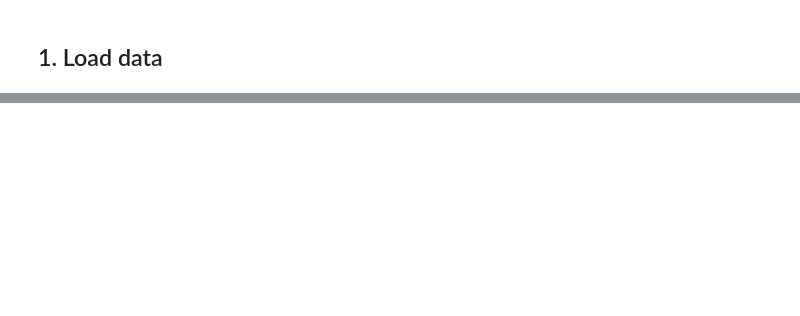
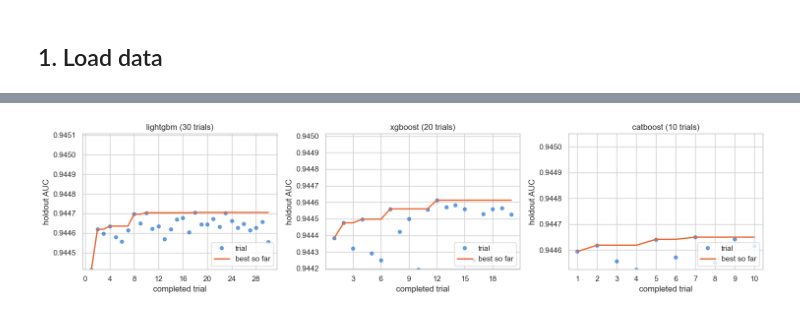
Before and after one commit to kphotchara/Predicting-Electric-Vehicle-Purchases, a Jupyter notebook: model.ipynb, the cells around one changed output, grey strips where cells are left out. Cells and saved outputs as stored; diff of their text form; code cells hidden in the pictures; blank space fills up the shorter version.

```diff
--- a/model.ipynb
+++ b/model.ipynb
@@ -646,0 +208,15 @@ the same budget, and (out of scope here) blending the three boosters.
+# %%
+adv_X = pd.concat([train[FEATURES], test[FEATURES]], ignore_index=True)
+for col in CATEGORICAL_COLS:
+    adv_X[col] = adv_X[col].astype("category")
+adv_y = np.r_[np.zeros(len(train)), np.ones(len(test))]
+
+adv_oof = np.zeros(len(adv_X))
+for trn_idx, val_idx in StratifiedKFold(3, shuffle=True, random_state=SEED).split(adv_X, adv_y):
+    adv_model = lgb.LGBMClassifier(
+        n_estimators=200, learning_rate=0.1, num_leaves=63, random_state=SEED, n_jobs=-1, verbose=-1
+    )
+    adv_model.fit(adv_X.iloc[trn_idx], adv_y[trn_idx])
+    adv_oof[val_idx] = adv_model.predict_proba(adv_X.iloc[val_idx])[:, 1]
+
+print(f"adversarial AUC (train vs test): {roc_auc_score(adv_y, adv_oof):.4f}")
@@ -646,0 +966,14 @@ the same budget, and (out of scope here) blending the three boosters.
+# %%
+if RUN_TUNING:
+    studies = {
+        "lightgbm": run_study("lightgbm", lgbm_objective, N_TRIALS["lightgbm"]),
+        "xgboost": run_study("xgboost", xgb_objective, N_TRIALS["xgboost"]),
+        "catboost": run_study("catboost", catboost_objective, N_TRIALS["catboost"]),
+    }
+    best_params = {name: study.best_params for name, study in studies.items()}
+    BEST_PARAMS_PATH.write_text(json.dumps(best_params, indent=2))
+else:
+    studies = {}
+    best_params = json.loads(BEST_PARAMS_PATH.read_text())
+
+print(json.dumps(best_params, indent=2))
@@ -646,0 +998,18 @@ the same budget, and (out of scope here) blending the three boosters.
+# %%
+if studies:
+    fig, axes = plt.subplots(1, len(studies), figsize=(15, 3.8))
+    for ax, (name, study) in zip(axes, studies.items()):
+        values = [t.value for t in completed_trials(study)]
+        trial_nums = range(1, len(values) + 1)
+        ax.plot(trial_nums, values, "o", color=COLORS[0], markersize=5, alpha=0.7, label="trial")
+        ax.plot(trial_nums, np.maximum.accumulate(values), color=COLORS[1], lw=2, label="best so far")
+        ax.set_ylim(max(min(values), max(values) - 0.003), max(values) + 0.0004)
+        ax.set_title(f"{name} ({len(values)} trials)")
+        ax.set_xlabel("completed trial")
+        ax.set_ylabel("holdout AUC")
+        ax.xaxis.set_major_locator(plt.MaxNLocator(integer=True))
+        ax.legend(loc="lower right")
+    plt.tight_layout()
+    plt.show()
+# %% [output]
+[figure, added]
```
Also changed, not shown: parts of 95 cells of this notebook.
